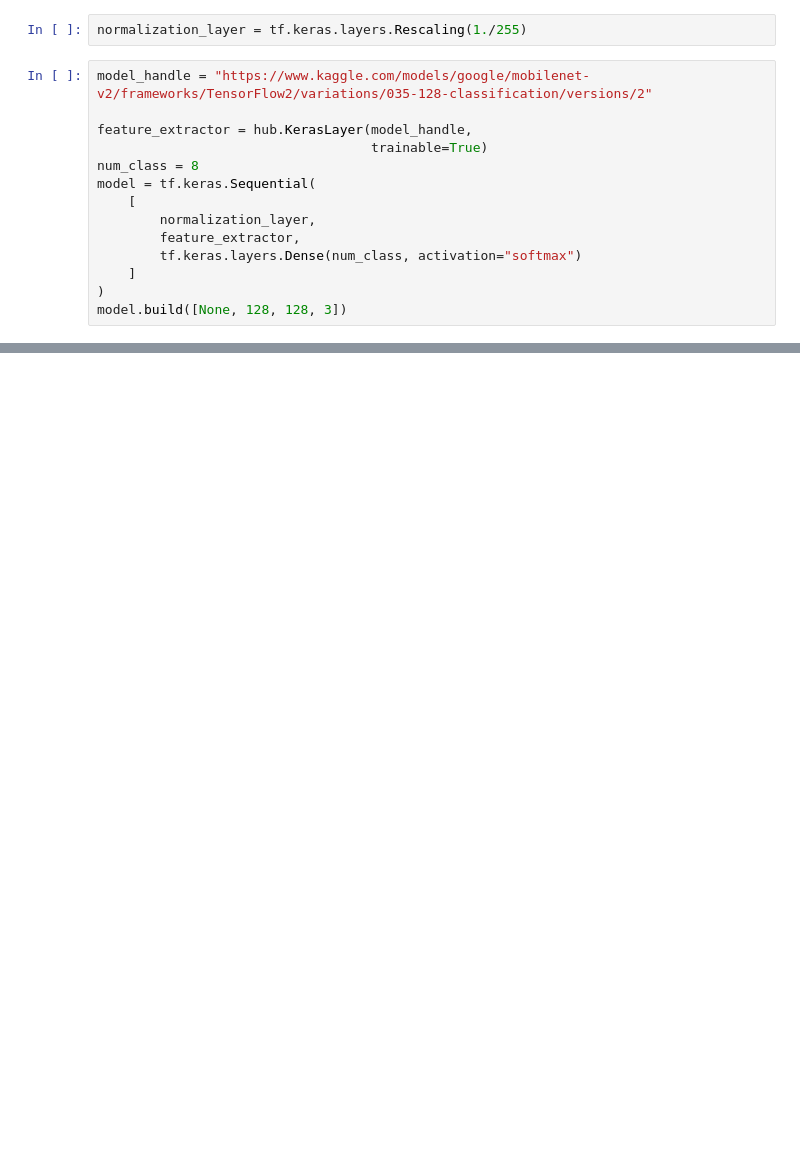
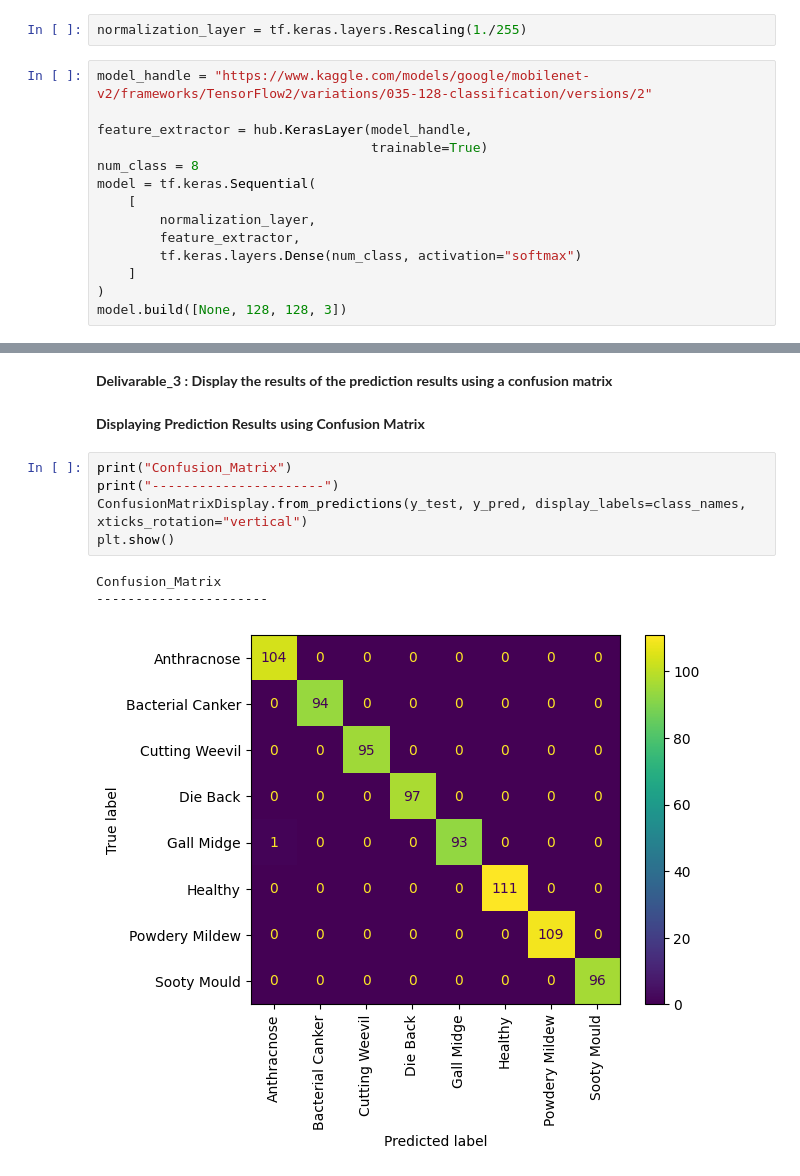
Before and after one commit to lazy-wolf/python-class-notes, a Jupyter notebook: Kaggle_Dataset.ipynb, the cells around one changed output, grey strips where cells are left out. Saved outputs shown, nothing was run; the diff lists cells and outputs as text; blank space fills up the shorter version.

```diff
--- a/Kaggle_Dataset.ipynb
+++ b/Kaggle_Dataset.ipynb
@@ -217,0 +288,13 @@ plt.show()
+# %% [markdown]
+**Delivarable_3 : Display the results of the prediction results using a confusion matrix**
+# %% [markdown]
+**Displaying Prediction Results using Confusion Matrix**
+# %%
+print("Confusion_Matrix")
+print("----------------------")
+ConfusionMatrixDisplay.from_predictions(y_test, y_pred, display_labels=class_names, xticks_rotation="vertical")
+plt.show()
+# %% [output]
+Confusion_Matrix
+----------------------
+[figure, added]
```
Also changed, not shown: parts of 38 cells of this notebook.
